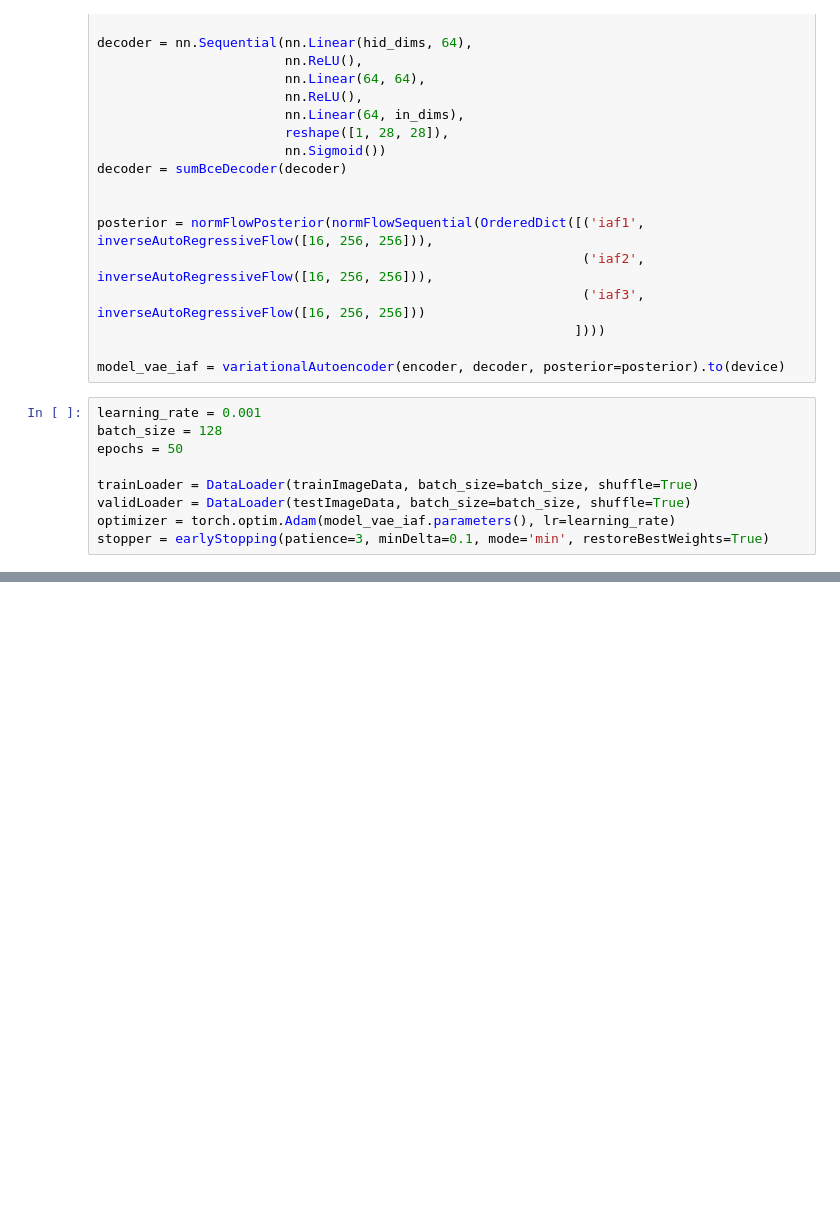
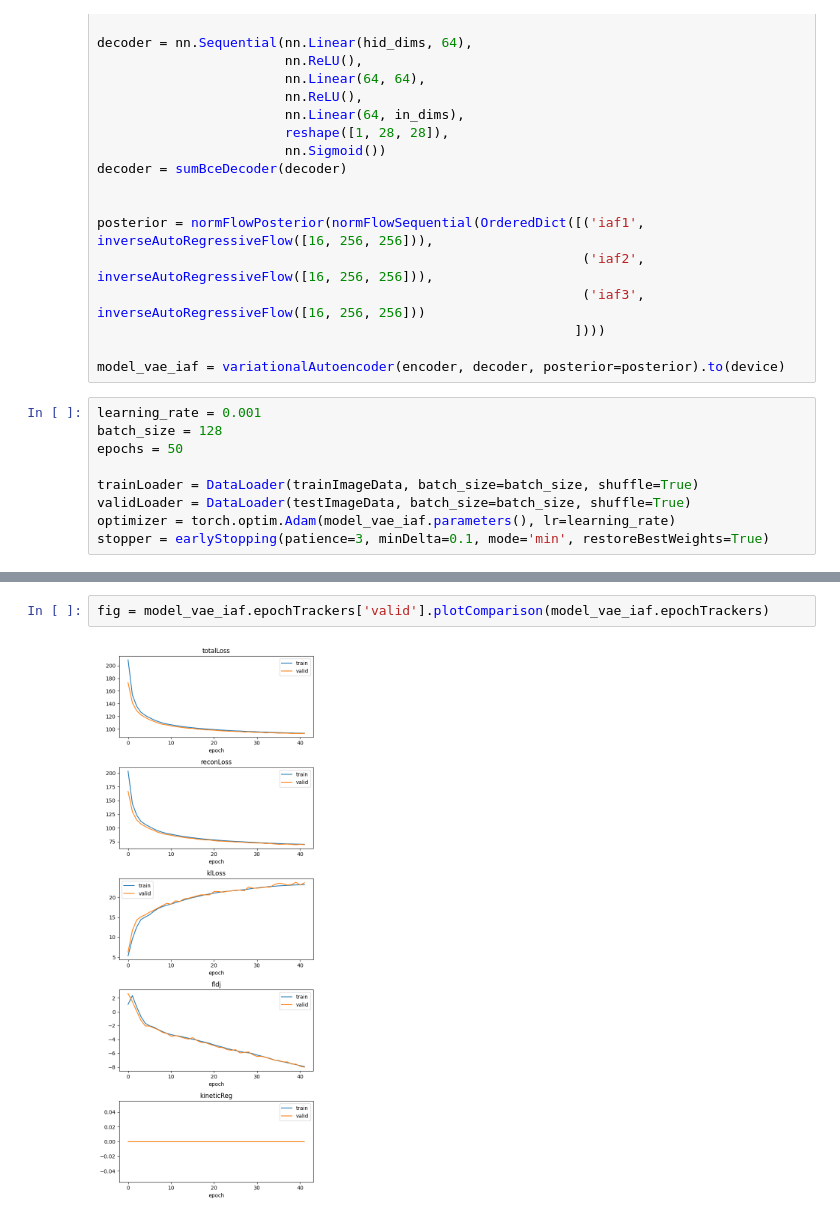
Before and after one commit to raghavsubbarao/svipy, a Jupyter notebook: notebooks/3_normflow.ipynb, the cells around one changed output, grey strips where cells are left out. Drawn from its saved outputs; the diff is of its cells as text; blank space fills up the shorter version.

```diff
--- a/notebooks/3_normflow.ipynb
+++ b/notebooks/3_normflow.ipynb
@@ -365,0 +366,4 @@ tensor([ 4.0773, 10.2311,  1.3918,  9.6778,  4.1875,  5.4968,  7.9202, 11.8016,
+# %%
+fig = model_vae_iaf.epochTrackers['valid'].plotComparison(model_vae_iaf.epochTrackers)
+# %% [output]
+[figure, added]
```
Also changed, not shown: parts of 7 cells of this notebook, 2 other files.
